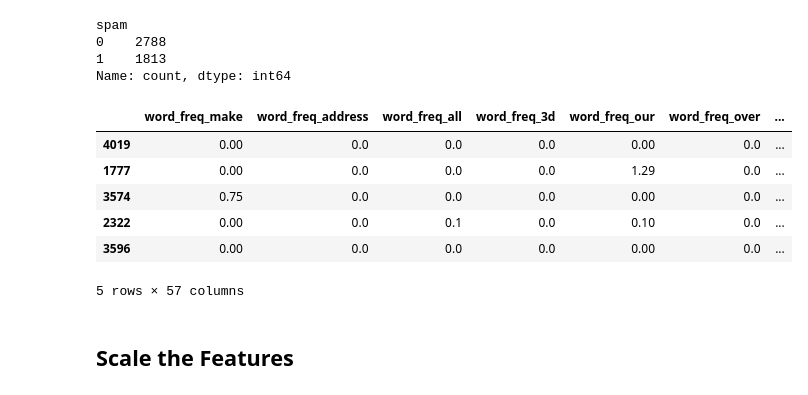
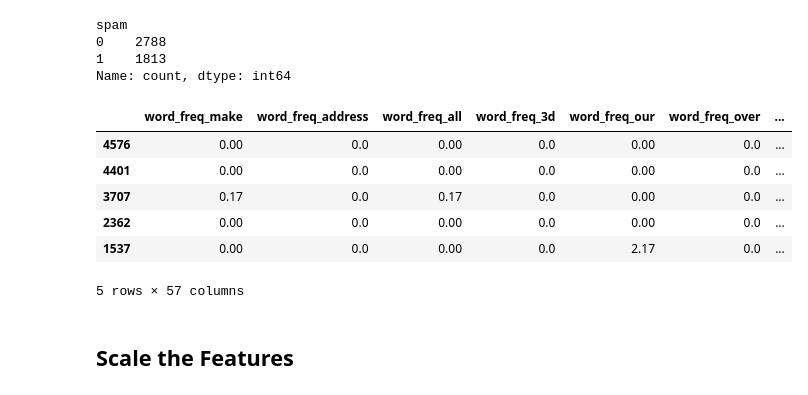
Before and after one commit to edoucet-AI/classification-challenge, a Jupyter notebook: M13_Starter_Code/spam_detector.ipynb, the cells around one changed output. Saved outputs shown, nothing was run; the diff lists cells and outputs as text; code cells hidden in the pictures.

```diff
--- a/M13_Starter_Code/spam_detector.ipynb
+++ b/M13_Starter_Code/spam_detector.ipynb
@@ -36,8 +36,8 @@ Write down your prediction in the designated cells in your Jupyter Notebook, and
 ## Split the Data into Training and Testing Sets
 # %%
 # Create the labels set `y` and features DataFrame `X`
-x = data.copy()
-x = data.drop(columns="spam")
+X = data.copy()
+X = data.drop(columns="spam")
 y = data["spam"]
 # %%
 # Check the balance of the labels variable (`y`) by using the `value_counts` function.
@@ -49,18 +49,16 @@ spam
 Name: count, dtype: int64
 # %%
 # Split the data into X_train, X_test, y_train, y_test
-x_train, x_test, y_train, y_test = train_test_split(x, y, random_state=1)
+X_train, X_test, y_train, y_test = train_test_split(X, y, random_state=1)
+X_train.head()
+# %% [output]
+|  | word_freq_make | word_freq_address | word_freq_all | word_freq_3d | word_freq_our | word_freq_over | ... |
+| 4576 | 0.00 | 0.0 | 0.00 | 0.0 | 0.00 | 0.0 | ... |
+| 4401 | 0.00 | 0.0 | 0.00 | 0.0 | 0.00 | 0.0 | ... |
+| 3707 | 0.17 | 0.0 | 0.17 | 0.0 | 0.00 | 0.0 | ... |
+| 2362 | 0.00 | 0.0 | 0.00 | 0.0 | 0.00 | 0.0 | ... |
+| 1537 | 0.00 | 0.0 | 0.00 | 0.0 | 2.17 | 0.0 | ... |
+5 rows × 57 columns
-# %%
-# Split the data into X_train, X_test, y_train, y_test
-x_train, x_test, y_train, y_test = train_test_split(x, y, random_state=1)
-# %% [output]
-|  | word_freq_make | word_freq_address | word_freq_all | word_freq_3d | word_freq_our | word_freq_over | ... |
-| 4019 | 0.00 | 0.0 | 0.0 | 0.0 | 0.00 | 0.0 | ... |
-| 1777 | 0.00 | 0.0 | 0.0 | 0.0 | 1.29 | 0.0 | ... |
-| 3574 | 0.75 | 0.0 | 0.0 | 0.0 | 0.00 | 0.0 | ... |
-| 2322 | 0.00 | 0.0 | 0.1 | 0.0 | 0.10 | 0.0 | ... |
-| 3596 | 0.00 | 0.0 | 0.0 | 0.0 | 0.00 | 0.0 | ... |
-5 rows × 57 columns
 # %% [markdown]
 ## Scale the Features
 # %% [markdown]
```
Also changed, not shown: parts of 14 cells of this notebook.
